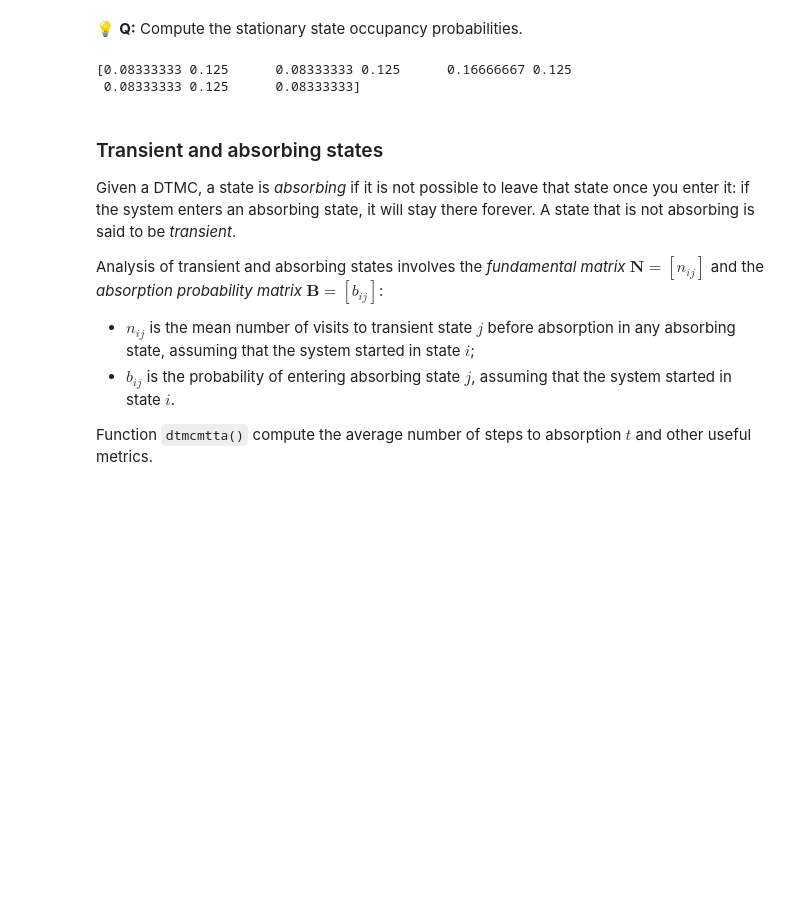
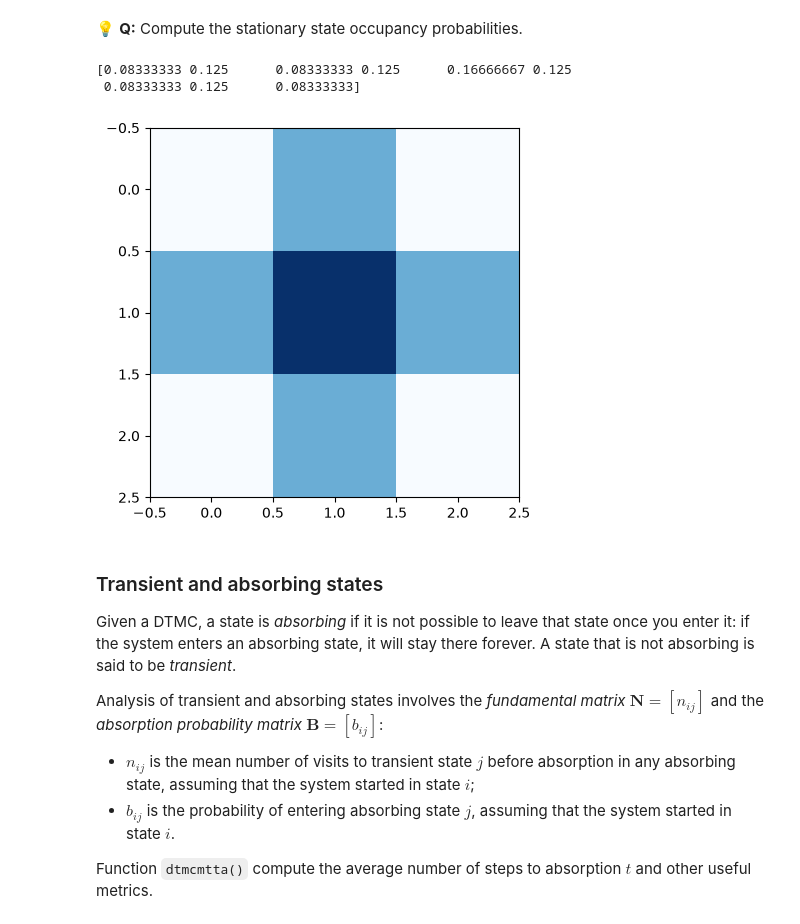
Before and after one commit to mmarzolla/cs-simulation, a Jupyter notebook: Markov-chains/markov-chains.ipynb, the cells around one changed output. Cells and saved outputs as stored; diff of their text form; code cells hidden in the pictures; blank space fills up the shorter version.

```diff
--- a/Markov-chains/markov-chains.ipynb
+++ b/Markov-chains/markov-chains.ipynb
@@ -246,10 +251,12 @@ rat_maze[8,[5, 7]   ] = 1/2
 # %%
 p = dtmc(rat_maze)
 print(p)
 assert np.allclose(p, [1/12, 1/8, 1/12, 1/8, 1/6, 1/8, 1/12, 1/8, 1/12]) # check the result
+plt.imshow(p.reshape((3,3)), cmap='Blues');
 # %% [output]
 [0.08333333 0.125      0.08333333 0.125      0.16666667 0.125
  0.08333333 0.125      0.08333333]
+[figure, added]
 # %% [markdown]
 ### Transient and absorbing states
 
```
Also changed, not shown: parts of 8 cells of this notebook, 1 other file.
